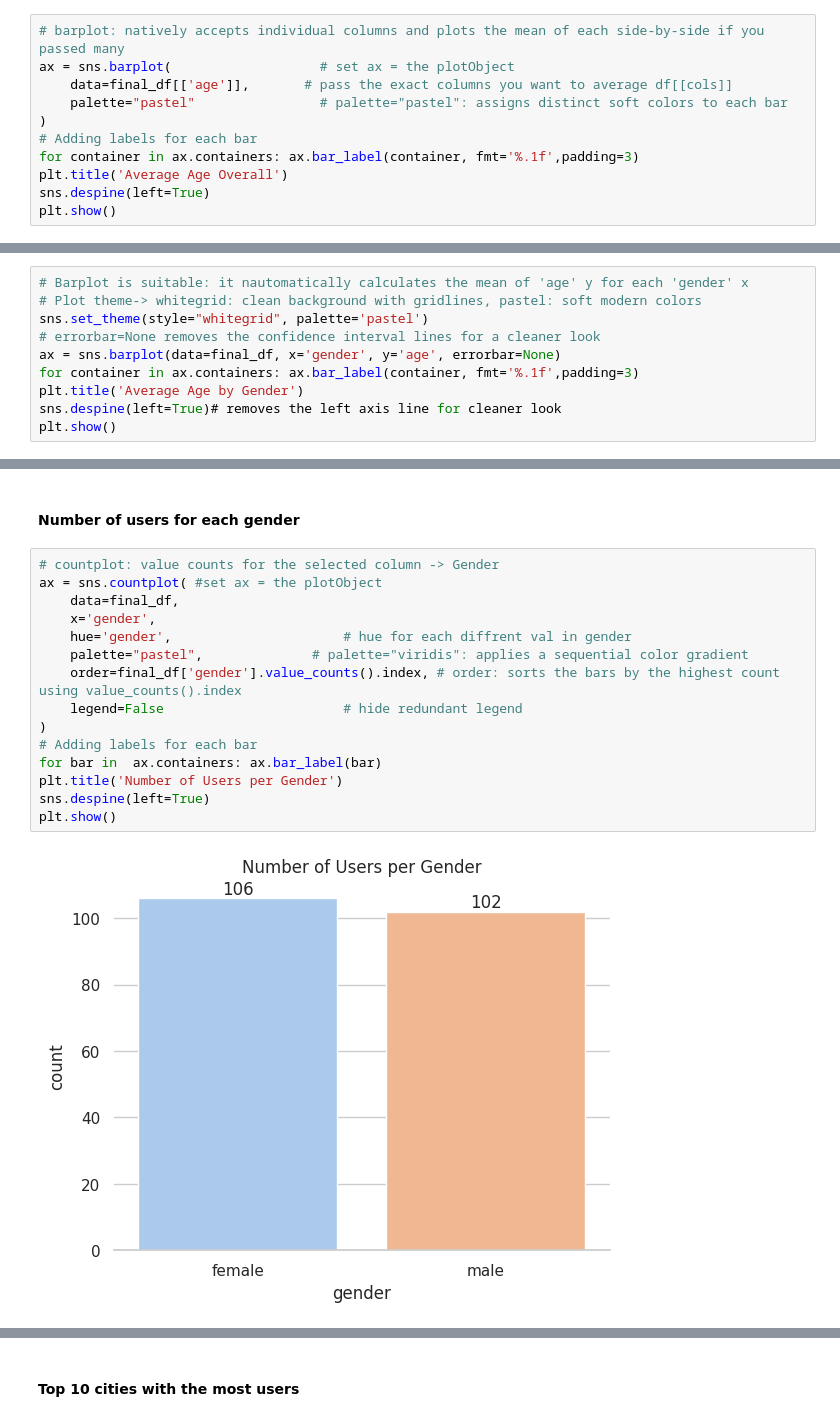
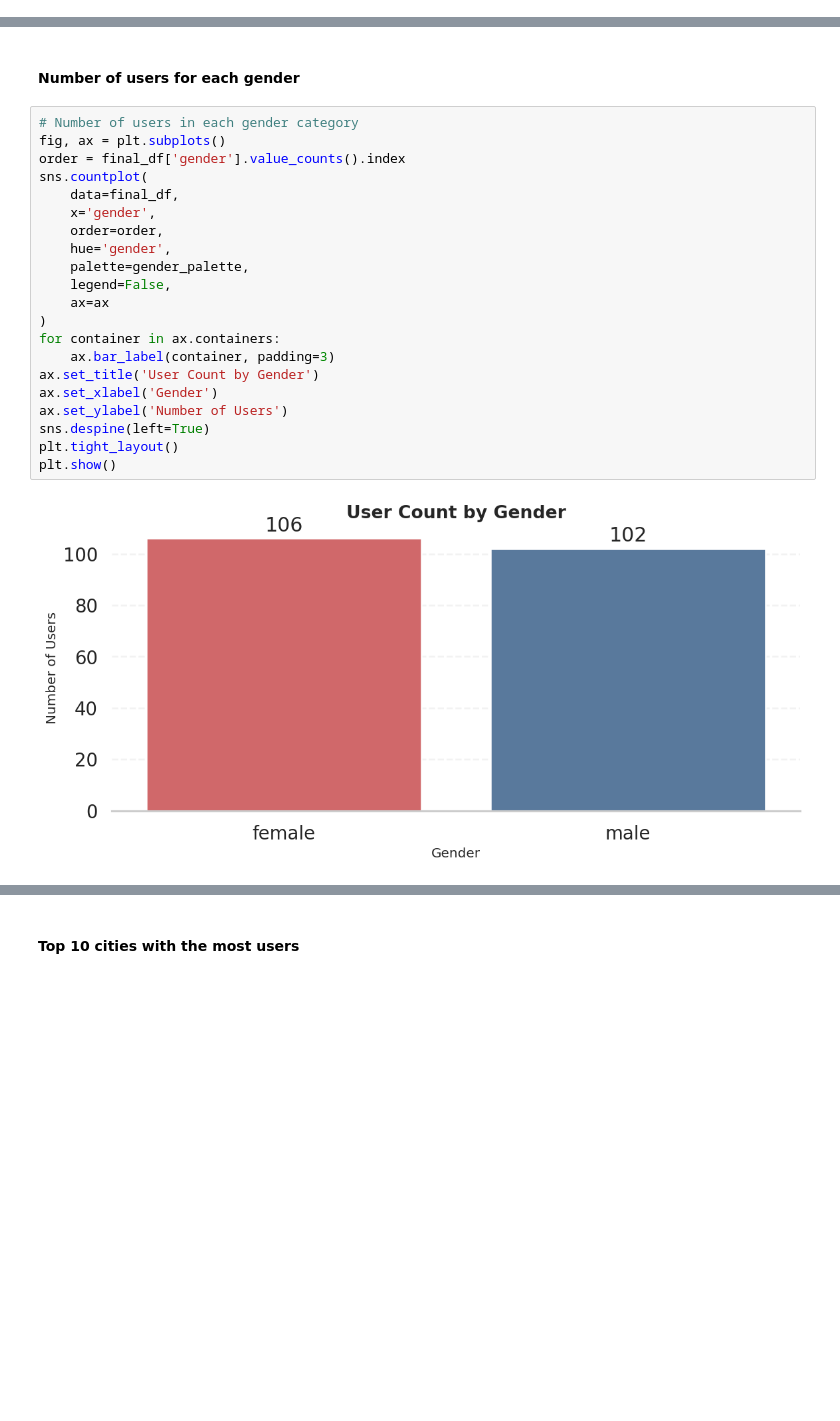
Before and after one commit to Data-Legend/usersData_from_api_to_insights, a Jupyter notebook: api_to_eda.ipynb, the cells around one changed output, grey strips where cells are left out. Drawn from its saved outputs; the diff is of its cells as text; blank space fills up the shorter version.

```diff
--- a/api_to_eda.ipynb
+++ b/api_to_eda.ipynb
@@ -233,11 +229,0 @@ dtype: object
-# %%
-# barplot: natively accepts individual columns and plots the mean of each side-by-side if you passed many
-ax = sns.barplot(                   # set ax = the plotObject
-    data=final_df[['age']],       # pass the exact columns you want to average df[[cols]]
-    palette="pastel"                # palette="pastel": assigns distinct soft colors to each bar
-)
-# Adding labels for each bar
-for container in ax.containers: ax.bar_label(container, fmt='%.1f',padding=3)
-plt.title('Average Age Overall')
-sns.despine(left=True)
-plt.show()
@@ -248,10 +229,0 @@ plt.show()
-# %%
-# Barplot is suitable: it nautomatically calculates the mean of 'age' y for each 'gender' x
-# Plot theme-> whitegrid: clean background with gridlines, pastel: soft modern colors
-sns.set_theme(style="whitegrid", palette='pastel')
-# errorbar=None removes the confidence interval lines for a cleaner look
-ax = sns.barplot(data=final_df, x='gender', y='age', errorbar=None)
-for container in ax.containers: ax.bar_label(container, fmt='%.1f',padding=3)
-plt.title('Average Age by Gender')
-sns.despine(left=True)# removes the left axis line for cleaner look
-plt.show()
@@ -260,19 +230,25 @@ plt.show()
 # %% [markdown]
 #### Number of users for each gender
 # %%
-# countplot: value counts for the selected column -> Gender
-ax = sns.countplot( #set ax = the plotObject
+# Number of users in each gender category
+fig, ax = plt.subplots()
+order = final_df['gender'].value_counts().index
+sns.countplot(
     data=final_df,
     x='gender',
-    hue='gender',                      # hue for each diffrent val in gender
-    palette="pastel",              # palette="viridis": applies a sequential color gradient
-    order=final_df['gender'].value_counts().index, # order: sorts the bars by the highest count using value_counts().index
-    legend=False                       # hide redundant legend
+    order=order,
+    hue='gender',
+    palette=gender_palette,
+    legend=False,
+    ax=ax
 )
-# Adding labels for each bar
-for bar in  ax.containers: ax.bar_label(bar)
-plt.title('Number of Users per Gender')
+for container in ax.containers:
+    ax.bar_label(container, padding=3)
+ax.set_title('User Count by Gender')
+ax.set_xlabel('Gender')
+ax.set_ylabel('Number of Users')
 sns.despine(left=True)
+plt.tight_layout()
 plt.show()
 # %% [output]
-[figure, old version]
+[figure, new version]
```
Also changed, not shown: parts of 24 cells of this notebook, 6 other files.
